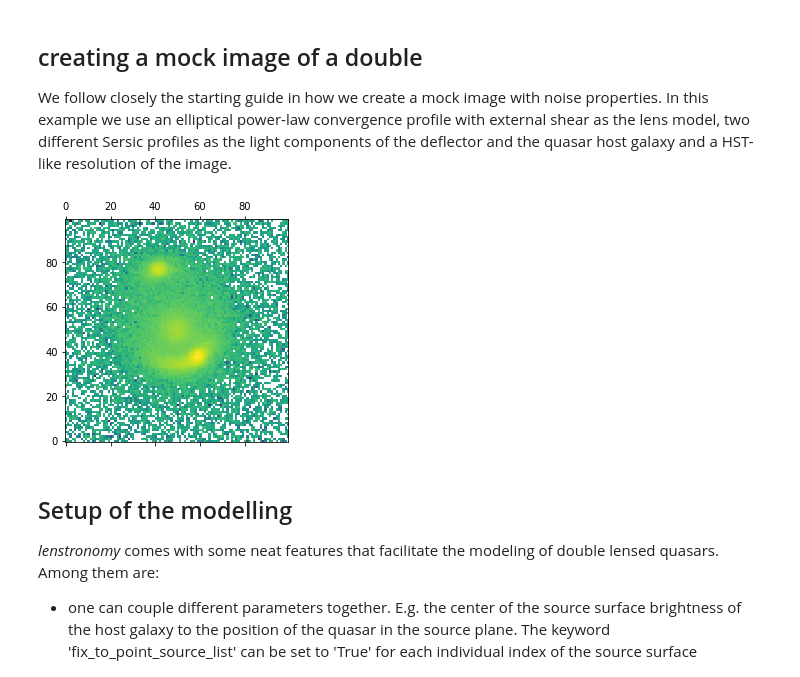
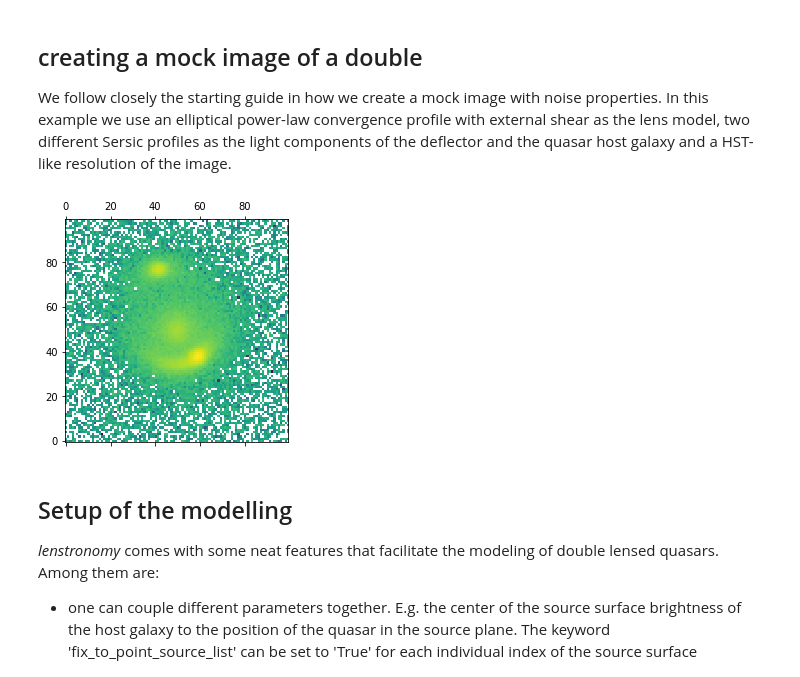
Before and after one commit to lenstronomy/lenstronomy-tutorials, a Jupyter notebook: lenstronomy_extensions/Notebooks/double_model.ipynb, the cells around one changed output. Saved outputs shown, nothing was run; the diff lists cells and outputs as text; code cells hidden in the pictures.

```diff
--- a/lenstronomy_extensions/Notebooks/double_model.ipynb
+++ b/lenstronomy_extensions/Notebooks/double_model.ipynb
@@ -45,7 +45,7 @@ kwargs_psf = {'psf_type': 'GAUSSIAN', 'fwhm': fwhm, 'pixel_size': deltaPix, 'tru
 psf_class = PSF(**kwargs_psf)
 
 lens_model_list = ['SPEP', 'SHEAR']
-kwargs_shear = {'e1': 0.01, 'e2': 0.01}  # gamma_ext: shear strength, psi_ext: shear angel (in radian)
+kwargs_shear = {'gamma1': 0.01, 'gamma2': 0.01}  # gamma_ext: shear strength, psi_ext: shear angel (in radian)
 kwargs_spemd = {'theta_E': 1., 'gamma': 1.96, 'center_x': 0, 'center_y': 0, 'e1': 0.07, 'e2': -0.03}
 kwargs_lens = [kwargs_spemd, kwargs_shear]
 lens_model_class = LensModel(lens_model_list=lens_model_list)
@@ -62,34 +62,34 @@ source_model_list = ['SERSIC_ELLIPSE']
 ra_source, dec_source = 0.1, 0.3
 kwargs_sersic_ellipse = {'amp': 160, 'R_sersic': .5, 'n_sersic': 7, 'center_x': ra_source,
                          'center_y': dec_source, 'e1': 0., 'e2': 0.1}
 kwargs_source = [kwargs_sersic_ellipse]
 source_model_class = LightModel(light_model_list=source_model_list)
 
 lensEquationSolver = LensEquationSolver(lens_model_class)
 x_image, y_image = lensEquationSolver.findBrightImage(ra_source, dec_source, kwargs_lens, numImages=4,
                                                       min_distance=deltaPix, search_window=numPix * deltaPix)
 mag = lens_model_class.magnification(x_image, y_image, kwargs=kwargs_lens)
 kwargs_ps = [{'ra_image': x_image, 'dec_image': y_image,
                            'point_amp': np.abs(mag)*100}]  # quasar point source position in the source plane and intrinsic brightness
 point_source_list = ['LENSED_POSITION']
 point_source_class = PointSource(point_source_type_list=point_source_list, fixed_magnification_list=[False])
 kwargs_numerics = {'supersampling_factor': 1, 'supersampling_convolution': False}
 imageModel = ImageModel(data_class, psf_class, lens_model_class, source_model_class,
                                 lens_light_model_class,
                                 point_source_class, kwargs_numerics=kwargs_numerics)
 image_sim = imageModel.image(kwargs_lens, kwargs_source,
                                          kwargs_lens_light, kwargs_ps)
 poisson = image_util.add_poisson(image_sim, exp_time=exp_time)
 bkg = image_util.add_background(image_sim, sigma_bkd=background_rms)
 image_sim = image_sim + bkg + poisson
 
 kwargs_data['image_data'] = image_sim
 data_class.update_data(image_sim)
 
 plt.matshow(np.log10(image_sim), origin='lower')
 plt.show()
 # %% [output]
-[figure, old version]
+[figure, new version]
 # %% [markdown]
 ## Setup of the modelling
 
```
Also changed, not shown: parts of 3 cells of this notebook, 18 other files.
